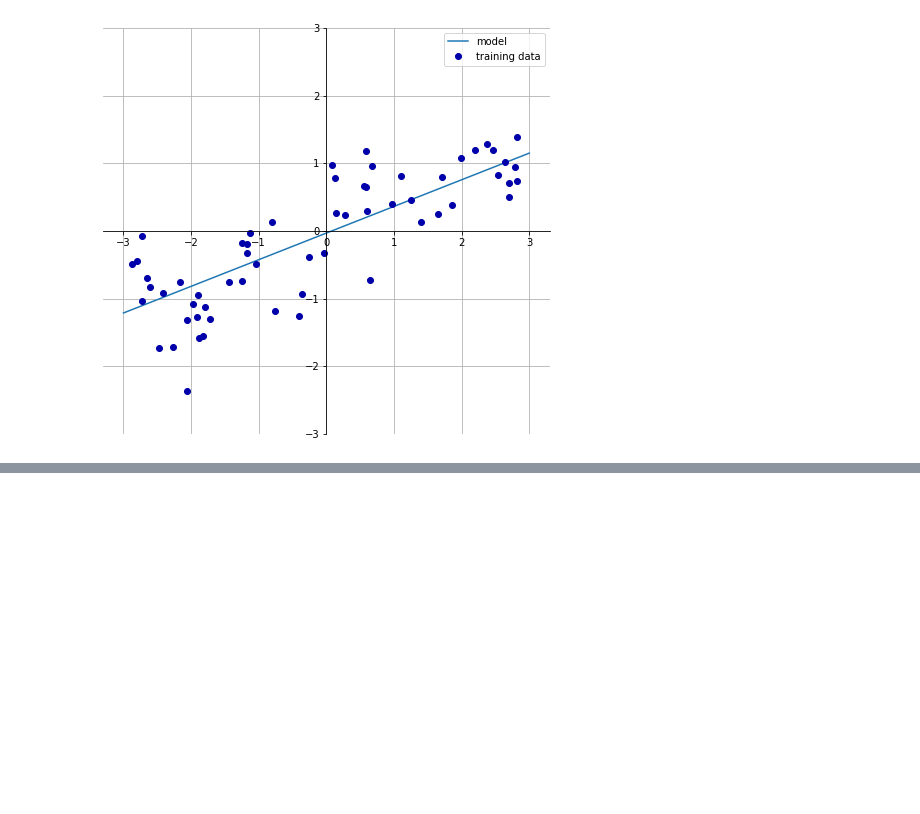
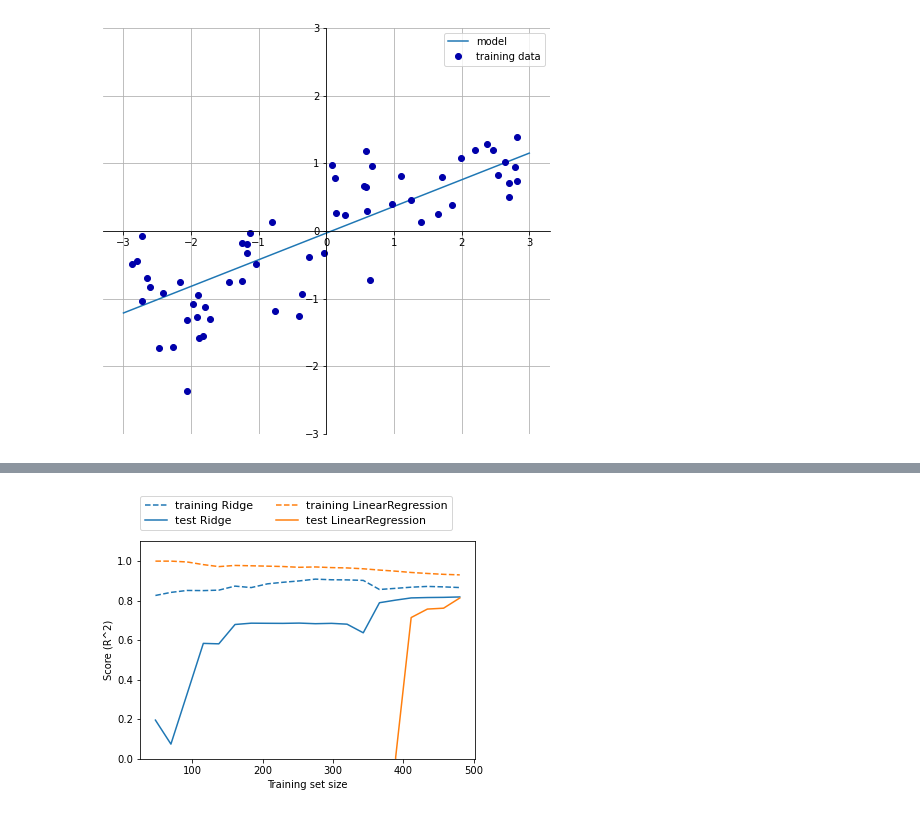
Before and after one commit to jry62/intro_to_ml_with_python, a Jupyter notebook: MLP_CH2.ipynb, the cells around one changed output, grey strips where cells are left out. Saved outputs shown, nothing was run; the diff lists cells and outputs as text; code cells hidden in the pictures; blank space fills up the shorter version.

```diff
--- a/MLP_CH2.ipynb
+++ b/MLP_CH2.ipynb
@@ -190,0 +258,4 @@ w[0]: 0.393906  b: -0.031804
+# %%
+mglearn.plots.plot_ridge_n_samples()
+# %% [output]
+[figure, added]
```
Also changed, not shown: parts of 9 cells of this notebook.
